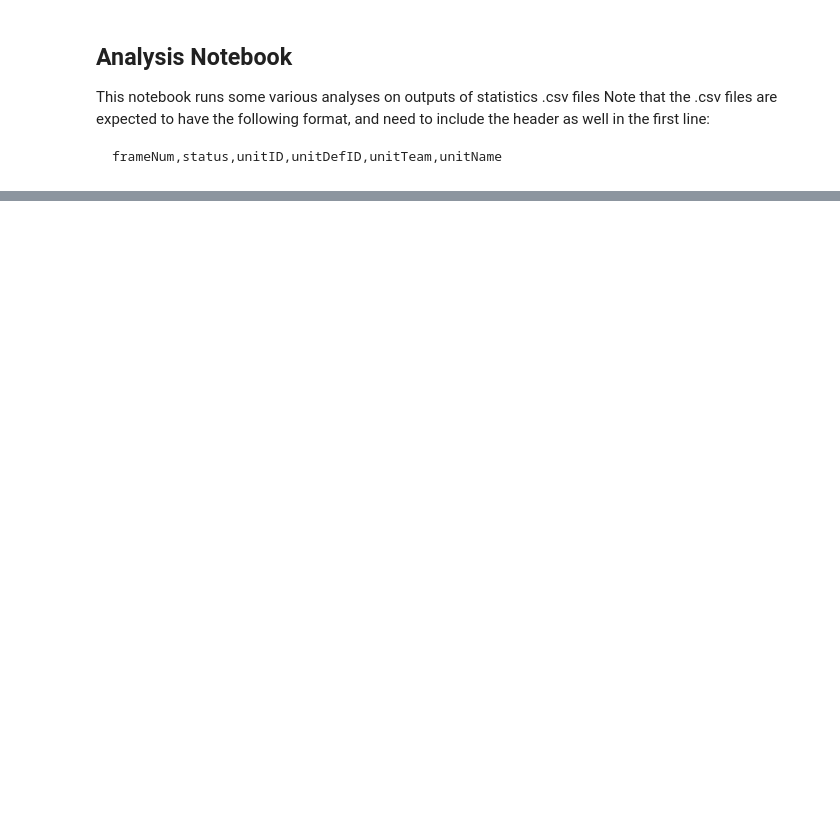
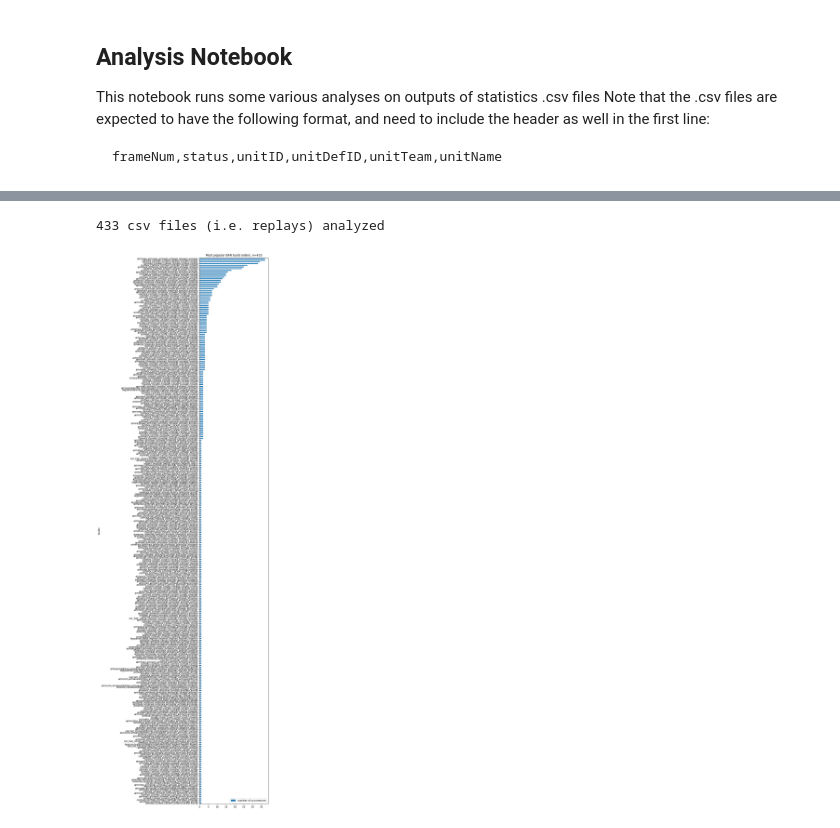
Before and after one commit to jorisvddonk/bar-replay-analyzer, a Jupyter notebook: analysis.ipynb, the cells around one changed output, grey strips where cells are left out. Cells and saved outputs as stored; diff of their text form; code cells hidden in the pictures; blank space fills up the shorter version.

Commit message:
add some more analyses

```diff
--- a/analysis.ipynb
+++ b/analysis.ipynb
@@ -53,0 +56,33 @@ collect_analyses()
+# %%
+builds = {}
+
+def analyzeTeam(df):
+    f = ",".join(df[df['status'].eq('finished')].head(7).tail(6)['unitName'])
+    if f in builds:
+        builds[f] += 1
+    else:
+        builds[f] = 1
+
+
+def analyze(filepath):
+    df = pd.read_csv("./analysis_data/" + filepath)
+    analyzeTeam(df[df['unitTeam'].eq(0)])
+    analyzeTeam(df[df['unitTeam'].eq(1)])
+
+def collect_analyses():
+    # print(builds)
+    ordered_build_keys = sorted(builds.keys(), key=lambda k: builds[k])
+    ordered_build_values = [builds[k] for k in ordered_build_keys]
+    deltas = pd.DataFrame({'builds': ordered_build_keys, 'number of occurrences': ordered_build_values})
+    p = deltas.plot.barh(title="Most popular BAR build orders, n=%s" % len(analysis_datafiles), x='builds', y='number of occurrences', figsize=(5,40))
+
+
+
+analysis_datafiles = os.listdir("./analysis_data")
+print(len(analysis_datafiles), "csv files (i.e. replays) analyzed")
+for f in analysis_datafiles:
+    analyze(f)
+collect_analyses()
+# %% [output]
+433 csv files (i.e. replays) analyzed
+[figure, added]
```
Also changed, not shown: parts of 4 cells of this notebook.
